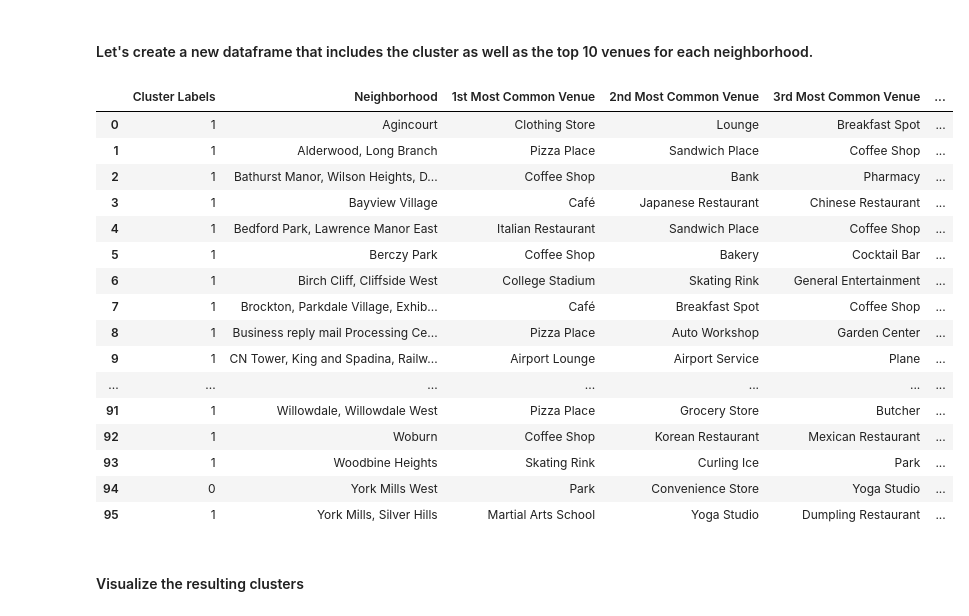
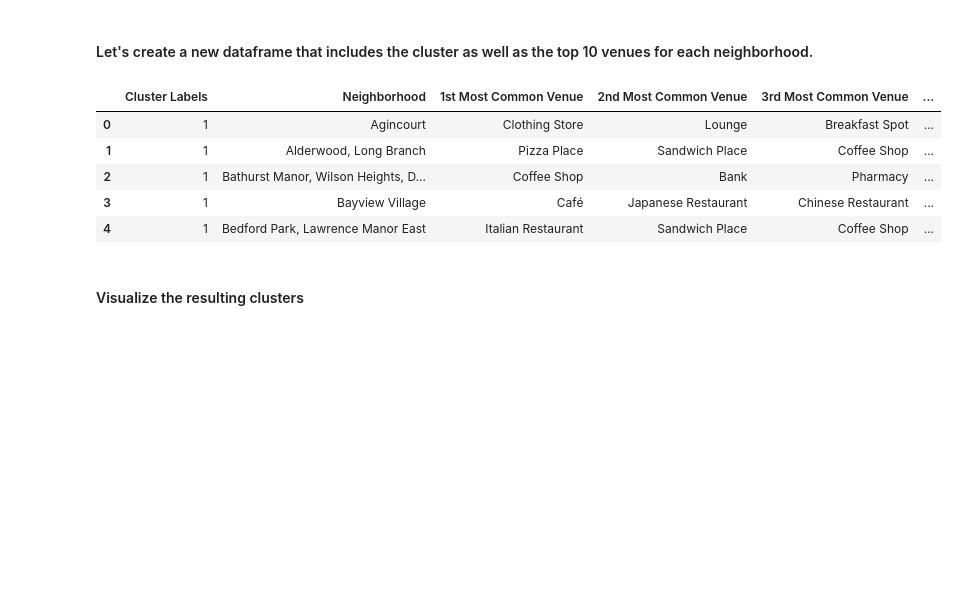
Before and after one commit to antlopriv/coursera-capstone-project, a Jupyter notebook: Segmenting and Clustering Neighborhoods in Toronto.ipynb, the cells around one changed output. Drawn from its saved outputs; the diff is of its cells as text; code cells hidden in the pictures; blank space fills up the shorter version.

Commit message:
Published from Watson Studio.

```diff
--- a/Segmenting and Clustering Neighborhoods in Toronto.ipynb
+++ b/Segmenting and Clustering Neighborhoods in Toronto.ipynb
@@ -389,32 +389,21 @@ array([1, 1, 1, 1, 1, 1, 1, 1, 1, 1, 0, 1, 1, 1, 1, 1, 1, 1, 1, 1, 1, 1,
 # %%
 # add clustering labels
 neighborhoods_venues_sorted.insert(0, 'Cluster Labels', kmeans.labels_)
 
 #neighborhood_merged = df_foursquare
 neighborhood_merged = neighborhoods_venues_sorted
 
 # merge manhattan_grouped with manhattan_data to add latitude/longitude for each neighborhood
 #neighborhood_merged = neighborhood_merged.join(neighborhoods_venues_sorted.set_index('Neighborhood'), on='Neighborhood')
 neighborhood_merged = neighborhood_merged.join(df_foursquare.set_index('Neighborhood'), on='Neighborhood')
-neighborhood_merged
+neighborhood_merged.head()
 # %% [output]
 |  | Cluster Labels | Neighborhood | 1st Most Common Venue | 2nd Most Common Venue | 3rd Most Common Venue | ... |
 | 0 | 1 | Agincourt | Clothing Store | Lounge | Breakfast Spot | ... |
 | 1 | 1 | Alderwood, Long Branch | Pizza Place | Sandwich Place | Coffee Shop | ... |
 | 2 | 1 | Bathurst Manor, Wilson Heights, D... | Coffee Shop | Bank | Pharmacy | ... |
 | 3 | 1 | Bayview Village | Café | Japanese Restaurant | Chinese Restaurant | ... |
 | 4 | 1 | Bedford Park, Lawrence Manor East | Italian Restaurant | Sandwich Place | Coffee Shop | ... |
-| 5 | 1 | Berczy Park | Coffee Shop | Bakery | Cocktail Bar | ... |
-| 6 | 1 | Birch Cliff, Cliffside West | College Stadium | Skating Rink | General Entertainment | ... |
-| 7 | 1 | Brockton, Parkdale Village, Exhib... | Café | Breakfast Spot | Coffee Shop | ... |
-| 8 | 1 | Business reply mail Processing Ce... | Pizza Place | Auto Workshop | Garden Center | ... |
-| 9 | 1 | CN Tower, King and Spadina, Railw... | Airport Lounge | Airport Service | Plane | ... |
-| ... | ... | ... | ... | ... | ... | ... |
-| 91 | 1 | Willowdale, Willowdale West | Pizza Place | Grocery Store | Butcher | ... |
-| 92 | 1 | Woburn | Coffee Shop | Korean Restaurant | Mexican Restaurant | ... |
-| 93 | 1 | Woodbine Heights | Skating Rink | Curling Ice | Park | ... |
-| 94 | 0 | York Mills West | Park | Convenience Store | Yoga Studio | ... |
-| 95 | 1 | York Mills, Silver Hills | Martial Arts School | Yoga Studio | Dumpling Restaurant | ... |
 # %% [markdown]
 #### Visualize the resulting clusters
 # %%
```
